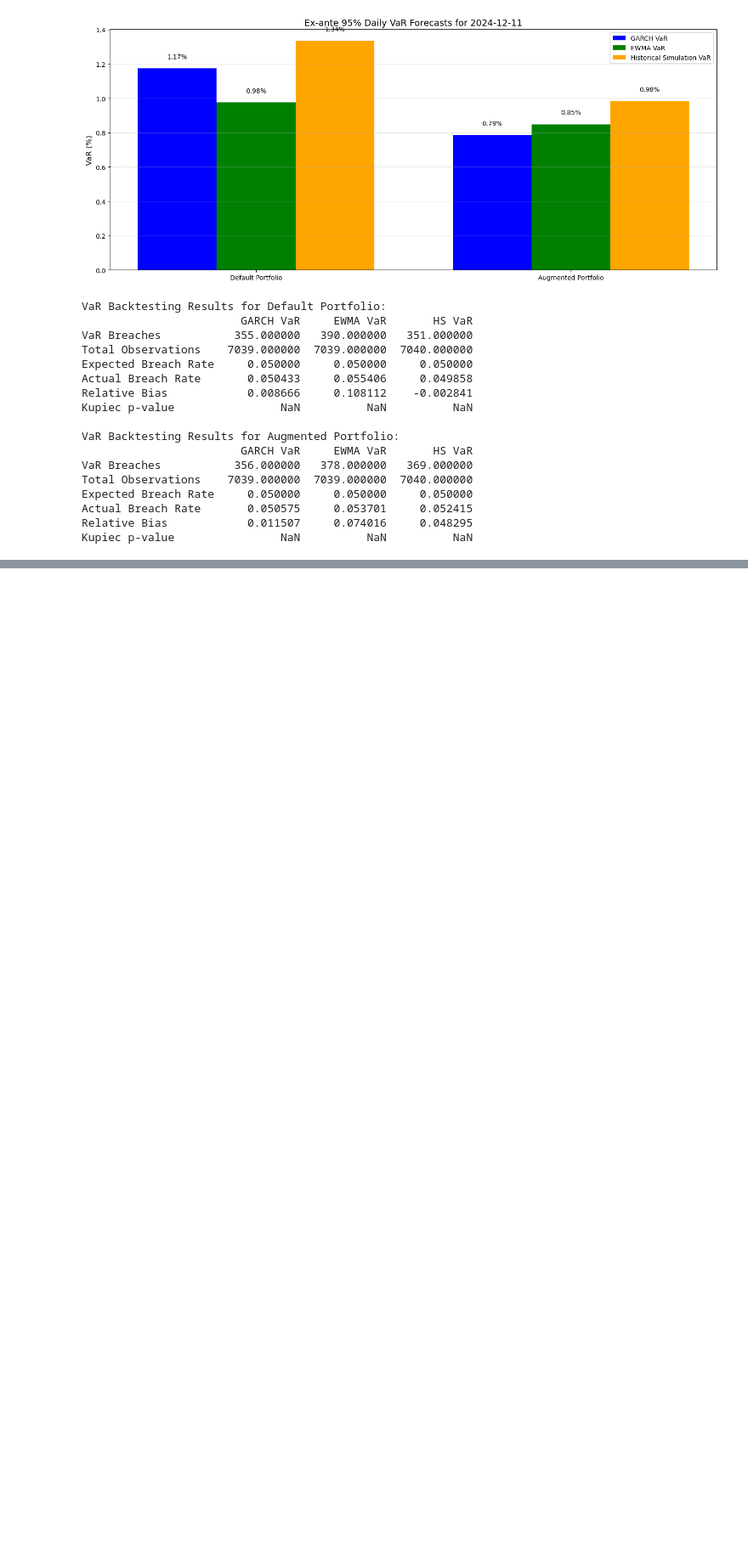
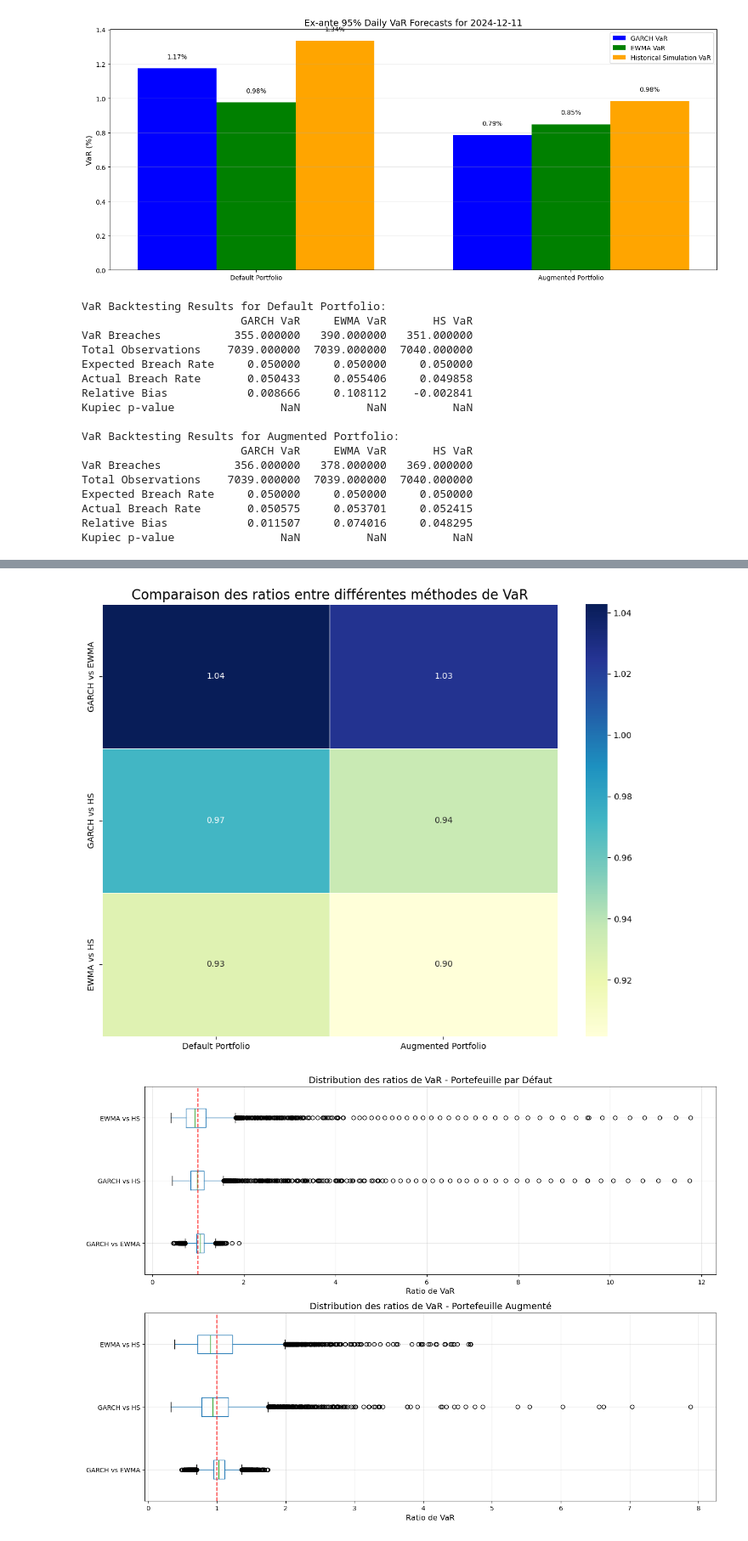
Before and after one commit to thomasmazouzi/Risk, a Jupyter notebook: Project/risk_project.ipynb, the cells around one changed output, grey strips where cells are left out. Shown at 85% size. Saved outputs shown, nothing was run; the diff lists cells and outputs as text; code cells hidden in the pictures; blank space fills up the shorter version.

```diff
--- a/Project/risk_project.ipynb
+++ b/Project/risk_project.ipynb
@@ -1055,0 +1218,58 @@ Summary statistics for Default Portfolio percentage risk contributions:
+# %%
+# Création d'une heatmap pour comparer les différences entre les VaR
+# Cette visualisation permet de voir la cohérence entre différentes méthodes
+
+# Calculer les ratios entre les différentes méthodes de VaR
+var_ratio_default = pd.DataFrame()
+var_ratio_default['GARCH vs EWMA'] = var_results['GARCH_VaR_Default'] / var_results['EWMA_VaR_Default']
+var_ratio_default['GARCH vs HS'] = var_results['GARCH_VaR_Default'] / var_results['HS_VaR_Default']
+var_ratio_default['EWMA vs HS'] = var_results['EWMA_VaR_Default'] / var_results['HS_VaR_Default']
+
+var_ratio_augmented = pd.DataFrame()
+var_ratio_augmented['GARCH vs EWMA'] = var_results['GARCH_VaR_Augmented'] / var_results['EWMA_VaR_Augmented']
+var_ratio_augmented['GARCH vs HS'] = var_results['GARCH_VaR_Augmented'] / var_results['HS_VaR_Augmented']
+var_ratio_augmented['EWMA vs HS'] = var_results['EWMA_VaR_Augmented'] / var_results['HS_VaR_Augmented']
+
+# Calculer la statistique médiane pour chaque comparaison
+var_ratio_summary = pd.DataFrame({
+    'Default Portfolio': [
+        var_ratio_default['GARCH vs EWMA'].median(),
+        var_ratio_default['GARCH vs HS'].median(),
+        var_ratio_default['EWMA vs HS'].median()
+    ],
+    'Augmented Portfolio': [
+        var_ratio_augmented['GARCH vs EWMA'].median(),
+        var_ratio_augmented['GARCH vs HS'].median(),
+        var_ratio_augmented['EWMA vs HS'].median()
+    ]
+}, index=['GARCH vs EWMA', 'GARCH vs HS', 'EWMA vs HS'])
+
+# Créer une heatmap pour visualiser les ratios de VaR
+plt.figure(figsize=(10, 8))
+ax = sns.heatmap(var_ratio_summary, annot=True, cmap='YlGnBu', fmt='.2f', linewidths=.5)
+plt.title('Comparaison des ratios entre différentes méthodes de VaR', fontsize=16)
+plt.tight_layout()
+plt.show()
+
+# Créer une visualisation BoxPlot des ratios de VaR au fil du temps
+plt.figure(figsize=(14, 10))
+
+plt.subplot(2, 1, 1)
+var_ratio_default.boxplot(vert=False)
+plt.title('Distribution des ratios de VaR - Portefeuille par Défaut', fontsize=14)
+plt.xlabel('Ratio de VaR', fontsize=12)
+plt.grid(True, alpha=0.3)
+plt.axvline(x=1.0, color='red', linestyle='--', alpha=0.8)  # Ligne de référence à ratio=1
+
+plt.subplot(2, 1, 2)
+var_ratio_augmented.boxplot(vert=False)
+plt.title('Distribution des ratios de VaR - Portefeuille Augmenté', fontsize=14)
+plt.xlabel('Ratio de VaR', fontsize=12)
+plt.grid(True, alpha=0.3)
+plt.axvline(x=1.0, color='red', linestyle='--', alpha=0.8)  # Ligne de référence à ratio=1
+
+plt.tight_layout()
+plt.show()
+# %% [output]
+[figure, added]
+[figure, added]
```
Also changed, not shown: parts of 7 cells of this notebook.
